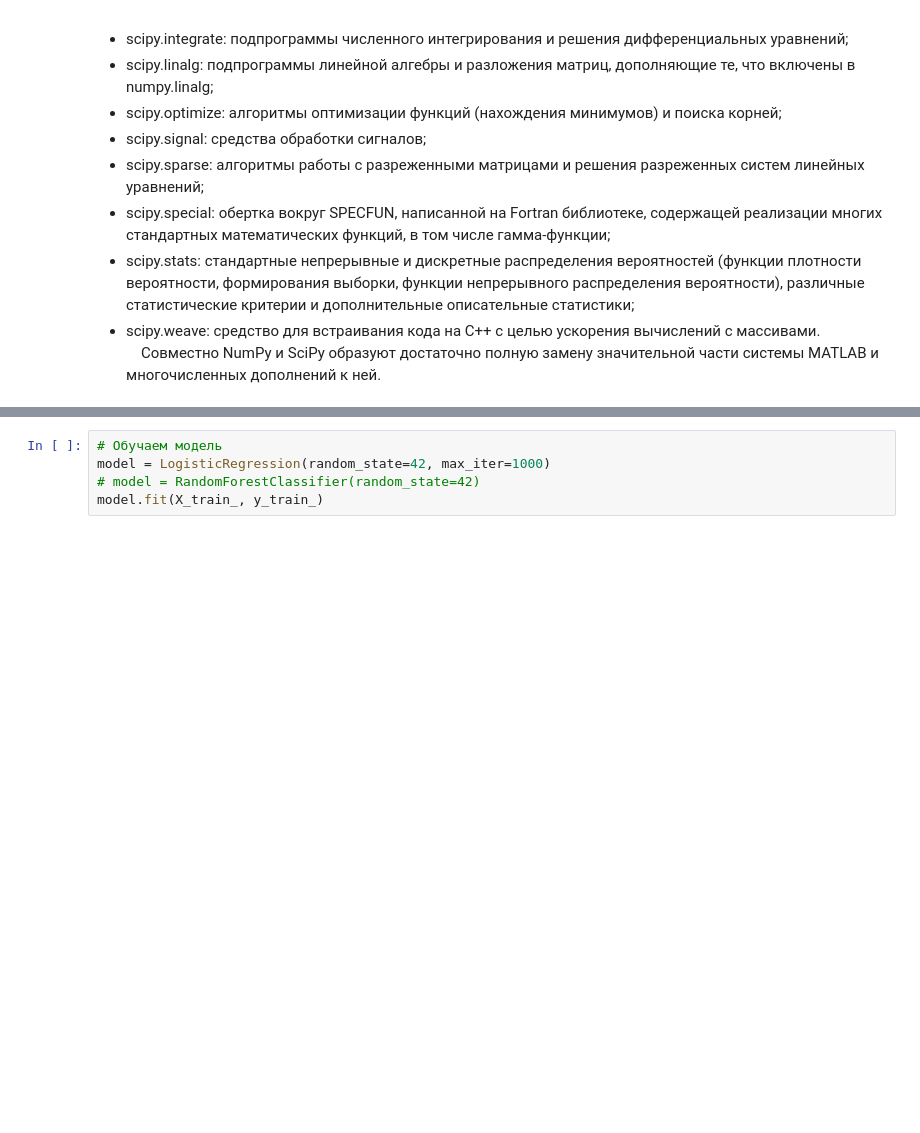
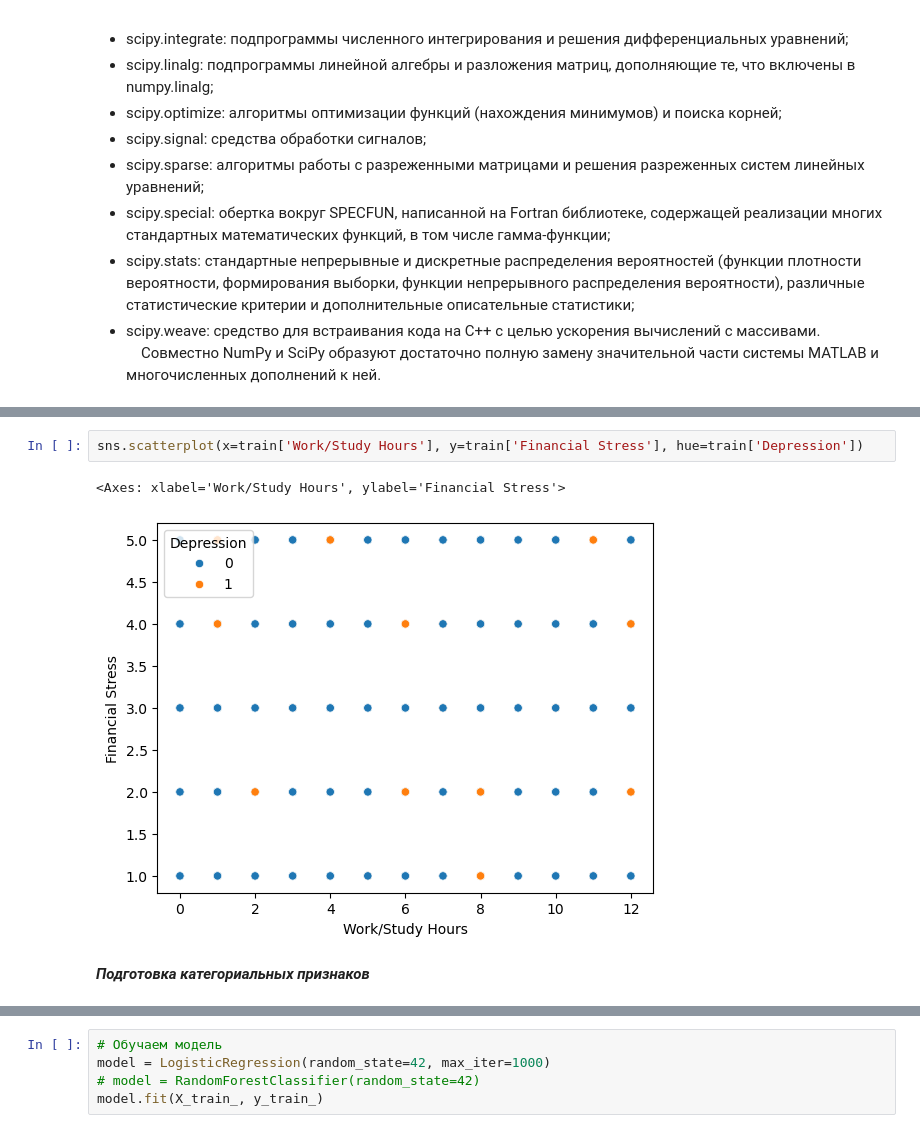
Before and after one commit to NikitaMaltsevvv/SIAFT_INTENSIVE, a Jupyter notebook: baseline.ipynb, the cells around one changed output, grey strips where cells are left out. Cells and saved outputs as stored; diff of their text form; blank space fills up the shorter version.

```diff
--- a/baseline.ipynb
+++ b/baseline.ipynb
@@ -125,0 +208,7 @@ from sklearn.metrics import roc_auc_score, roc_curve, auc
+# %%
+sns.scatterplot(x=train['Work/Study Hours'], y=train['Financial Stress'], hue=train['Depression'])
+# %% [output]
+<Axes: xlabel='Work/Study Hours', ylabel='Financial Stress'>
+[figure, added]
+# %% [markdown]
+***Подготовка категориальных признаков***
```
Also changed, not shown: parts of 19 cells of this notebook, 3 other files.
